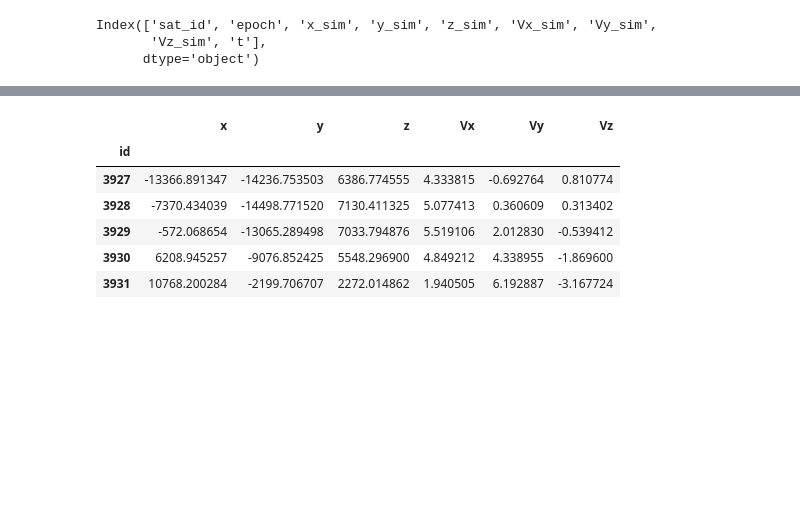
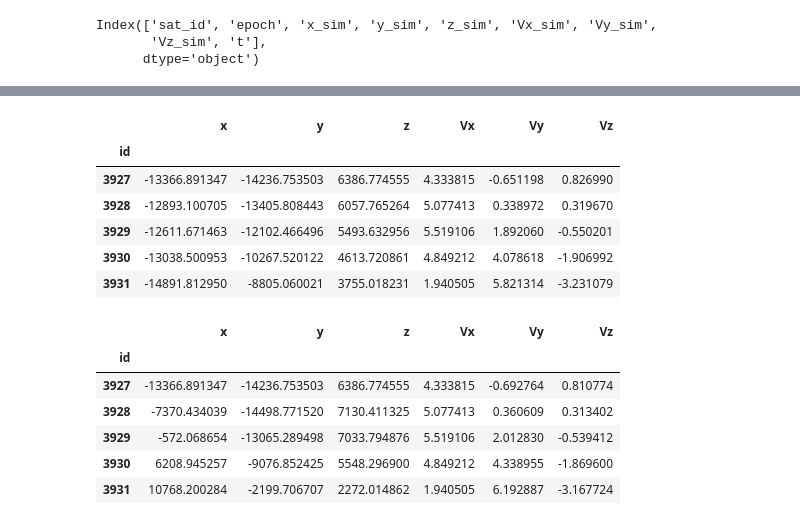
Before and after one commit to Mixanik-43/IDAO-2020, a Jupyter notebook: utils_notebook.ipynb, the cells around one changed output, grey strips where cells are left out. Cells and saved outputs as stored; diff of their text form; code cells hidden in the pictures; blank space fills up the shorter version.

```diff
--- a/utils_notebook.ipynb
+++ b/utils_notebook.ipynb
@@ -477,3 +495,14 @@ submission.head()
+# %%
+sub_baseline = pd.read_csv('sub_baseline.csv',index_col='id')
+sub_baseline.head()
+# %% [output]
+|  | x | y | z | Vx | Vy | Vz |
+| id |  |  |  |  |  |  |
+| 3927 | -13366.891347 | -14236.753503 | 6386.774555 | 4.333815 | -0.651198 | 0.826990 |
+| 3928 | -12893.100705 | -13405.808443 | 6057.765264 | 5.077413 | 0.338972 | 0.319670 |
+| 3929 | -12611.671463 | -12102.466496 | 5493.632956 | 5.519106 | 1.892060 | -0.550201 |
+| 3930 | -13038.500953 | -10267.520122 | 4613.720861 | 4.849212 | 4.078618 | -1.906992 |
+| 3931 | -14891.812950 | -8805.060021 | 3755.018231 | 1.940505 | 5.821314 | -3.231079 |
 # %%
 #sample submission
 
```
Also changed, not shown: parts of 4 cells of this notebook.
